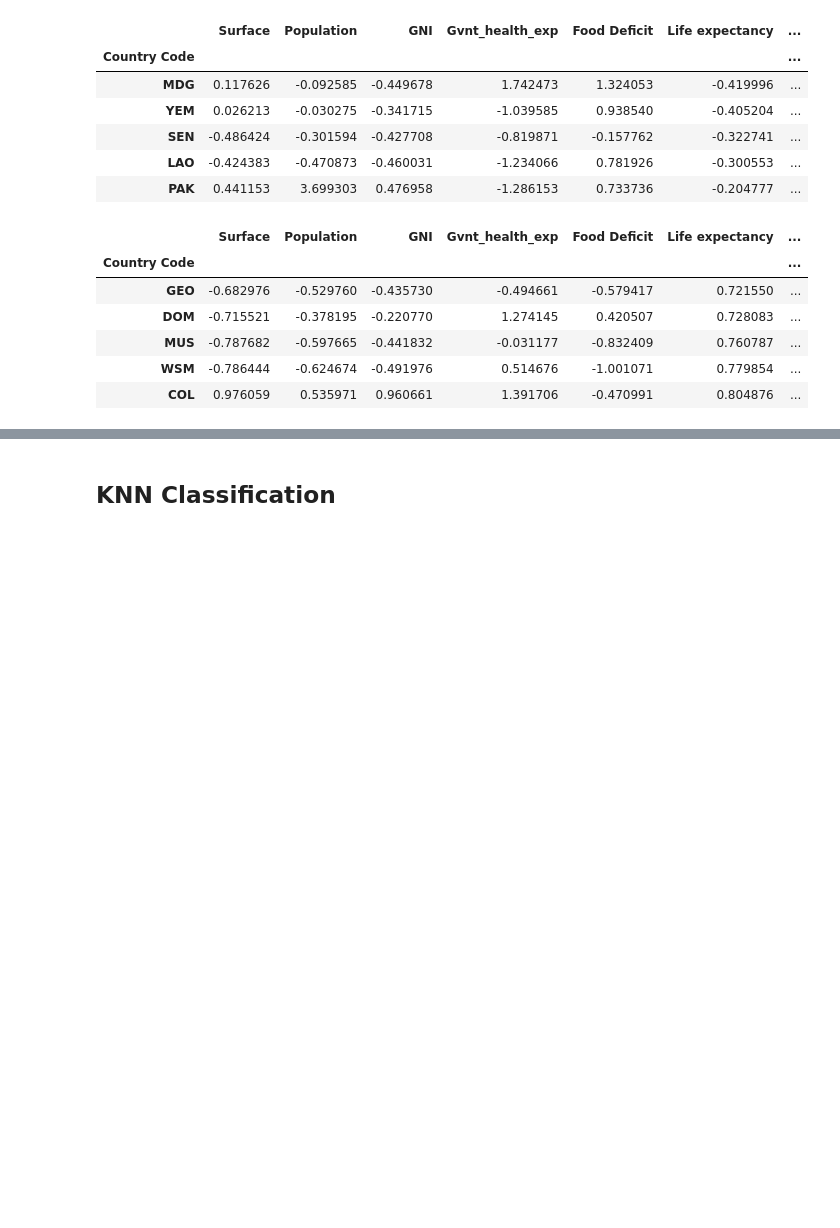
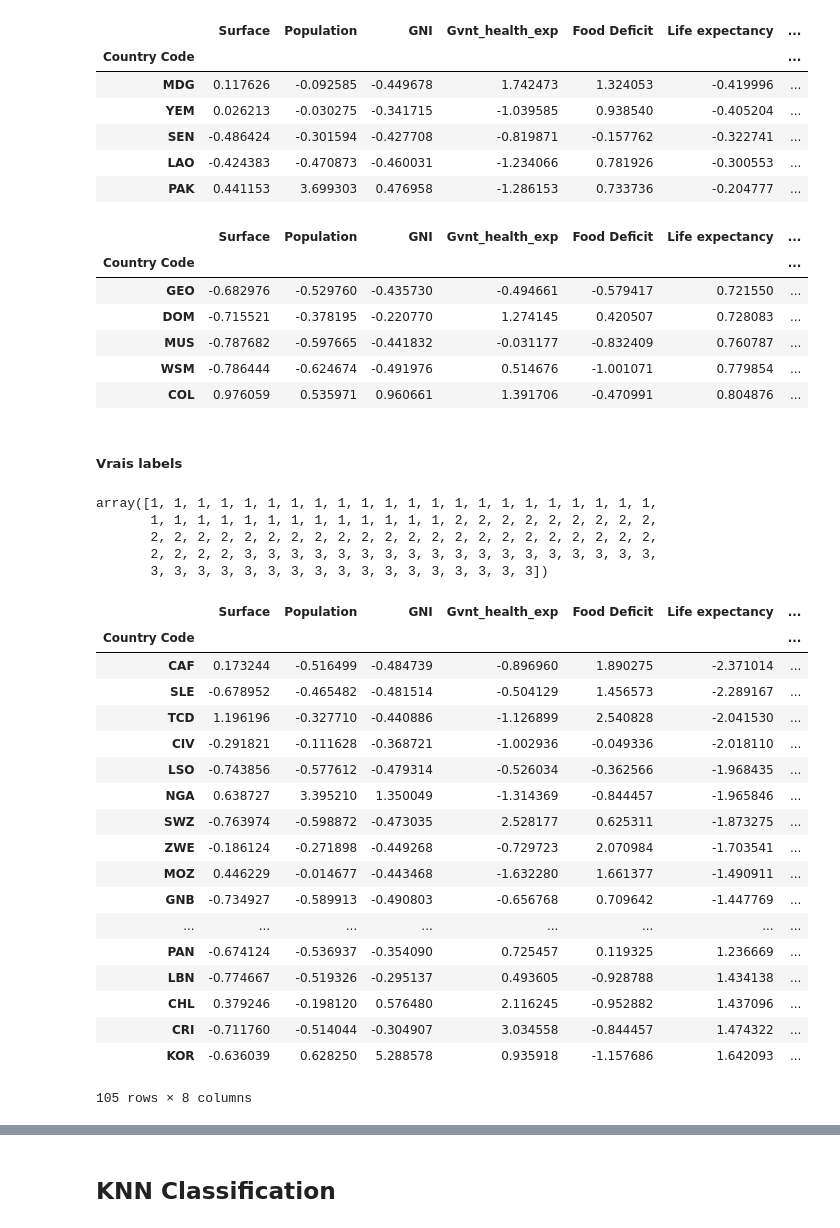
Before and after one commit to hgit2/IAproject, a Jupyter notebook: Projet_IA_clustering_classification_hana.ipynb, the cells around one changed output, grey strips where cells are left out. Saved outputs shown, nothing was run; the diff lists cells and outputs as text; code cells hidden in the pictures; blank space fills up the shorter version.

```diff
--- a/Projet_IA_clustering_classification_hana.ipynb
+++ b/Projet_IA_clustering_classification_hana.ipynb
@@ -717,3 +716,42 @@ datatri_3.head()
 | MUS | -0.787682 | -0.597665 | -0.441832 | -0.031177 | -0.832409 | 0.760787 | ... |
 | WSM | -0.786444 | -0.624674 | -0.491976 | 0.514676 | -1.001071 | 0.779854 | ... |
 | COL | 0.976059 | 0.535971 | 0.960661 | 1.391706 | -0.470991 | 0.804876 | ... |
+# %% [markdown]
+##### Vrais labels
+# %%
+from math import floor
+sort_datatri=Z_datatri.sort_values('Life expectancy')
+# %%
+n=len(sort_datatri)
+x=np.array([1,2,3]) # array needed to create the classes array
+classes=np.repeat(x, floor(n/3))
+classes
+# %% [output]
+array([1, 1, 1, 1, 1, 1, 1, 1, 1, 1, 1, 1, 1, 1, 1, 1, 1, 1, 1, 1, 1, 1,
+       1, 1, 1, 1, 1, 1, 1, 1, 1, 1, 1, 1, 1, 2, 2, 2, 2, 2, 2, 2, 2, 2,
+       2, 2, 2, 2, 2, 2, 2, 2, 2, 2, 2, 2, 2, 2, 2, 2, 2, 2, 2, 2, 2, 2,
+       2, 2, 2, 2, 3, 3, 3, 3, 3, 3, 3, 3, 3, 3, 3, 3, 3, 3, 3, 3, 3, 3,
+       3, 3, 3, 3, 3, 3, 3, 3, 3, 3, 3, 3, 3, 3, 3, 3, 3])
+# %%
+sort_datatri=sort_datatri.assign(classe=classes)
+sort_datatri
+# %% [output]
+|  | Surface | Population | GNI | Gvnt_health_exp | Food Deficit | Life expectancy | ... |
+| Country Code |  |  |  |  |  |  | ... |
+| CAF | 0.173244 | -0.516499 | -0.484739 | -0.896960 | 1.890275 | -2.371014 | ... |
+| SLE | -0.678952 | -0.465482 | -0.481514 | -0.504129 | 1.456573 | -2.289167 | ... |
+| TCD | 1.196196 | -0.327710 | -0.440886 | -1.126899 | 2.540828 | -2.041530 | ... |
+| CIV | -0.291821 | -0.111628 | -0.368721 | -1.002936 | -0.049336 | -2.018110 | ... |
+| LSO | -0.743856 | -0.577612 | -0.479314 | -0.526034 | -0.362566 | -1.968435 | ... |
+| NGA | 0.638727 | 3.395210 | 1.350049 | -1.314369 | -0.844457 | -1.965846 | ... |
+| SWZ | -0.763974 | -0.598872 | -0.473035 | 2.528177 | 0.625311 | -1.873275 | ... |
+| ZWE | -0.186124 | -0.271898 | -0.449268 | -0.729723 | 2.070984 | -1.703541 | ... |
+| MOZ | 0.446229 | -0.014677 | -0.443468 | -1.632280 | 1.661377 | -1.490911 | ... |
+| GNB | -0.734927 | -0.589913 | -0.490803 | -0.656768 | 0.709642 | -1.447769 | ... |
+| ... | ... | ... | ... | ... | ... | ... | ... |
+| PAN | -0.674124 | -0.536937 | -0.354090 | 0.725457 | 0.119325 | 1.236669 | ... |
+| LBN | -0.774667 | -0.519326 | -0.295137 | 0.493605 | -0.928788 | 1.434138 | ... |
+| CHL | 0.379246 | -0.198120 | 0.576480 | 2.116245 | -0.952882 | 1.437096 | ... |
+| CRI | -0.711760 | -0.514044 | -0.304907 | 3.034558 | -0.844457 | 1.474322 | ... |
+| KOR | -0.636039 | 0.628250 | 5.288578 | 0.935918 | -1.157686 | 1.642093 | ... |
+105 rows × 8 columns
```
Also changed, not shown: parts of 13 cells of this notebook.
